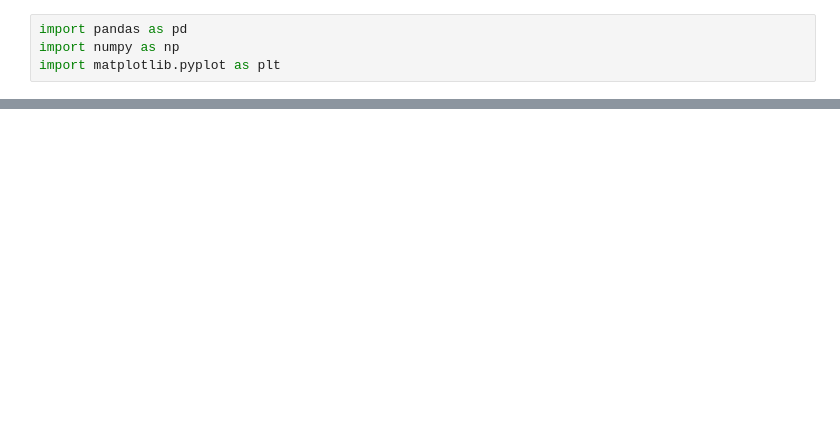
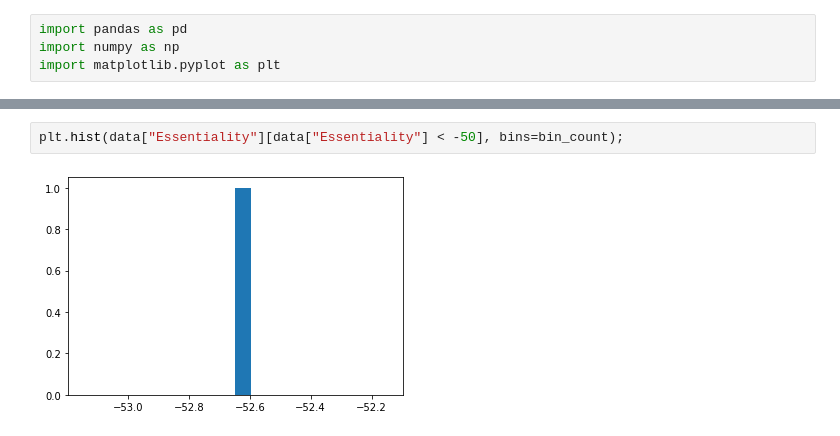
Before and after one commit to schwarzlab-ccb/SimChA, a Jupyter notebook: notebooks/fitness.ipynb, the cells around one changed output, grey strips where cells are left out. Saved outputs shown, nothing was run; the diff lists cells and outputs as text; blank space fills up the shorter version.

```diff
--- a/notebooks/fitness.ipynb
+++ b/notebooks/fitness.ipynb
@@ -59,0 +55,4 @@ TypeError: object of type 'map' has no len()
+# %%
+plt.hist(data["Essentiality"][data["Essentiality"] < -50], bins=bin_count);
+# %% [output]
+[figure, added]
```
Also changed, not shown: parts of 6 cells of this notebook, 6 other files.
